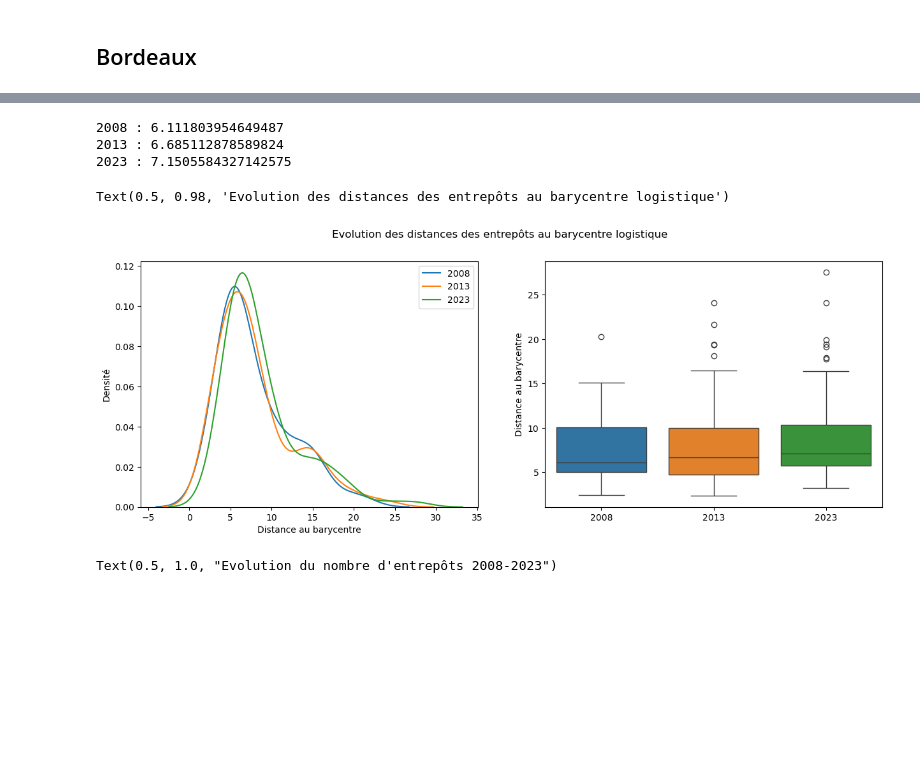
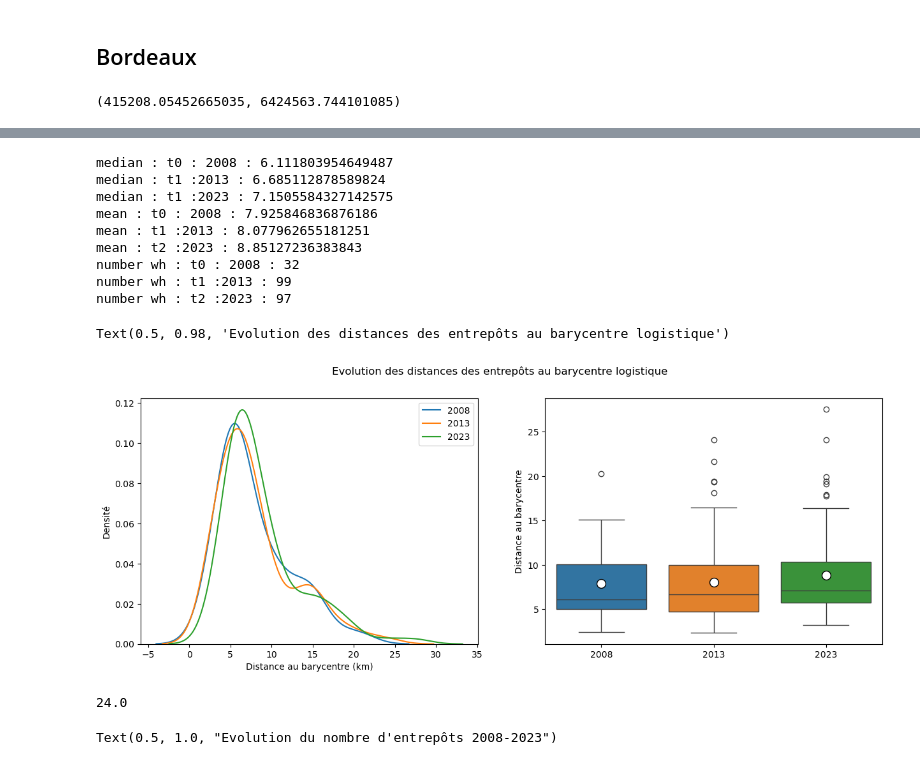
Before and after one commit to brustt/logistics_sprawl, a Jupyter notebook: notebooks/visualization.ipynb, the cells around one changed output, grey strips where cells are left out. Drawn from its saved outputs; the diff is of its cells as text; code cells hidden in the pictures; blank space fills up the shorter version.

```diff
--- a/notebooks/visualization.ipynb
+++ b/notebooks/visualization.ipynb
@@ -183,3 +223,7 @@ wh_t2 = gpd.read_file(wh_app_path_t2)
+# %%
+wh_centroid_t2
+# %% [output]
+(415208.05452665035, 6424563.744101085)
 # %%
 def get_dist_centroid(wh_df):
     wh_centroid = np.mean(wh_df.centroid.x), np.mean(wh_df.centroid.y)
@@ -196,16 +240,24 @@ median_t0 = np.median(wh_t0[col])
 median_t1 = np.median(wh_t1[col])
 median_t2 = np.median(wh_t2[col])
 
-print(f"{year_t0} : {median_t0}")
-print(f"{year_t1} : {median_t1}")
-print(f"{year_t2} : {median_t2}")
+print(f"median : t0 : {year_t0} : {median_t0}")
+print(f"median : t1 :{year_t1} : {median_t1}")
+print(f"median : t1 :{year_t2} : {median_t2}")
+
+print(f"mean : t0 : {year_t0} : {np.mean(wh_t0[col])}")
+print(f"mean : t1 :{year_t1} : {np.mean(wh_t1[col])}")
+print(f"mean : t2 :{year_t2} : {np.mean(wh_t2[col])}")
+
+print(f"number wh : t0 : {year_t0} : {len(wh_t0[col])}")
+print(f"number wh : t1 :{year_t1} : {len(wh_t1[col])}")
+print(f"number wh : t2 :{year_t2} : {len(wh_t2[col])}")
 
 
 sns.distplot(wh_t0[col], ax=axes[0], label=year_t0, hist=False)
 sns.distplot(wh_t1[col], ax=axes[0], label=year_t1,  hist=False)
 sns.distplot(wh_t2[col], ax=axes[0], label=year_t2,  hist=False)
 
-axes[0].set_xlabel("Distance au barycentre")
+axes[0].set_xlabel("Distance au barycentre (km)")
 axes[0].set_ylabel("Densité")
 axes[0].legend()
 
@@ -218,7 +270,15 @@ df_dist = pd.concat(
     ], axis=1)
 
 
-sns.boxplot(df_dist, ax=axes[1])
+sns.boxplot(df_dist,
+            ax=axes[1],
+            showmeans=True,
+            meanprops={
+                "marker":"o",
+                "markerfacecolor":"white",
+                "markeredgecolor":"black",
+                "markersize":"10"
+            })
 axes[1].set_ylabel("Distance au barycentre")
 
 fig.suptitle('Evolution des distances des entrepôts au barycentre logistique', fontsize=12)
@@ -243,8 +303,18 @@ https://gist.github.com/mwaskom/de44147ed2974457ad6372750bbe5751
-2008 : 6.111803954649487
-2013 : 6.685112878589824
-2023 : 7.1505584327142575
+median : t0 : 2008 : 6.111803954649487
+median : t1 :2013 : 6.685112878589824
+median : t1 :2023 : 7.1505584327142575
+mean : t0 : 2008 : 7.925846836876186
+mean : t1 :2013 : 8.077962655181251
+mean : t2 :2023 : 8.85127236383843
+number wh : t0 : 2008 : 32
+number wh : t1 :2013 : 99
+number wh : t2 :2023 : 97
 Text(0.5, 0.98, 'Evolution des distances des entrepôts au barycentre logistique')
-[figure, old version]
+[figure, new version]
+# %%
+0.75*32
+# %% [output]
+24.0
 # %%
 df_hist = make_concat_ds_year(wh_t0, wh_t1, wh_t2, columns=["ID"])
 
```
Also changed, not shown: parts of 17 cells of this notebook, 1 other file.
